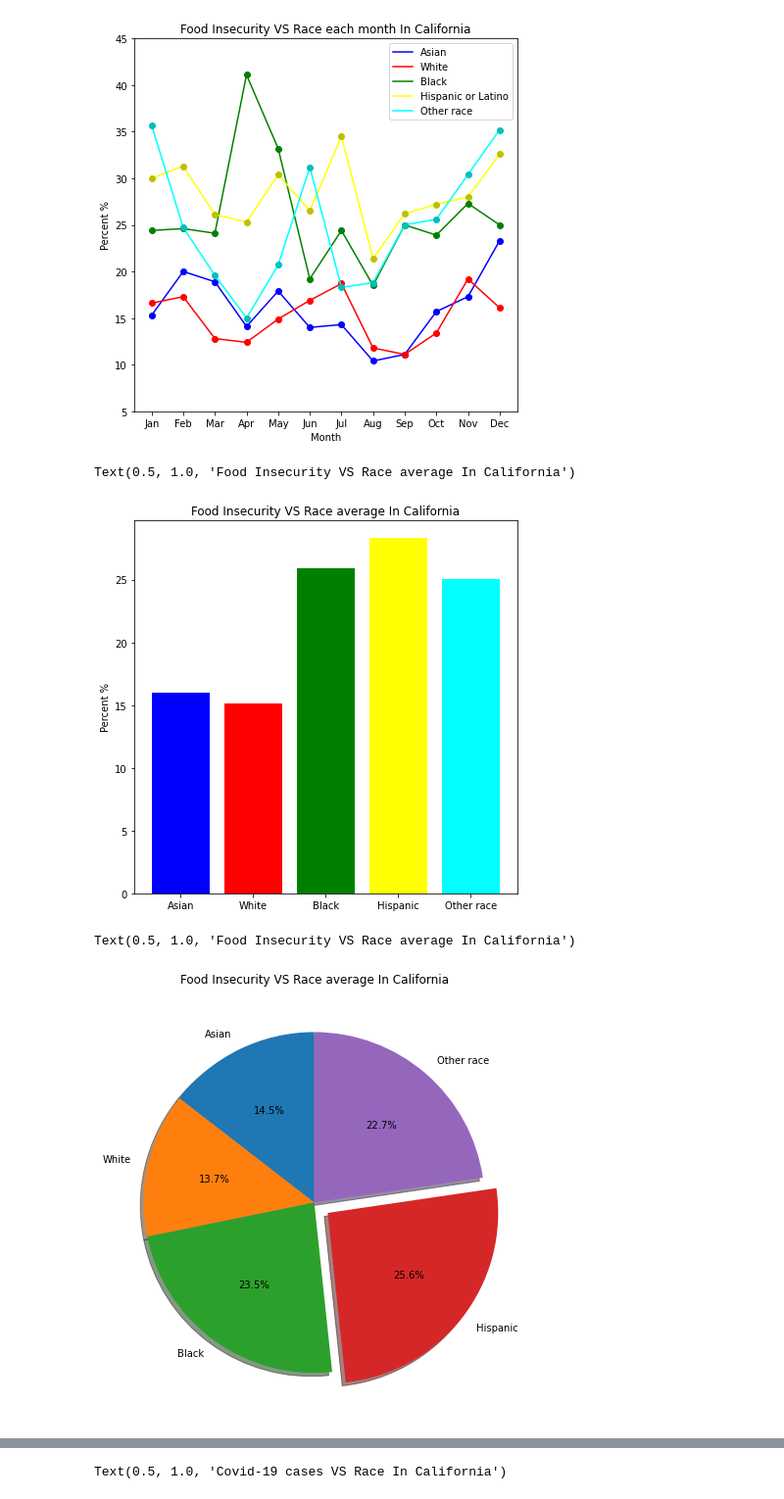
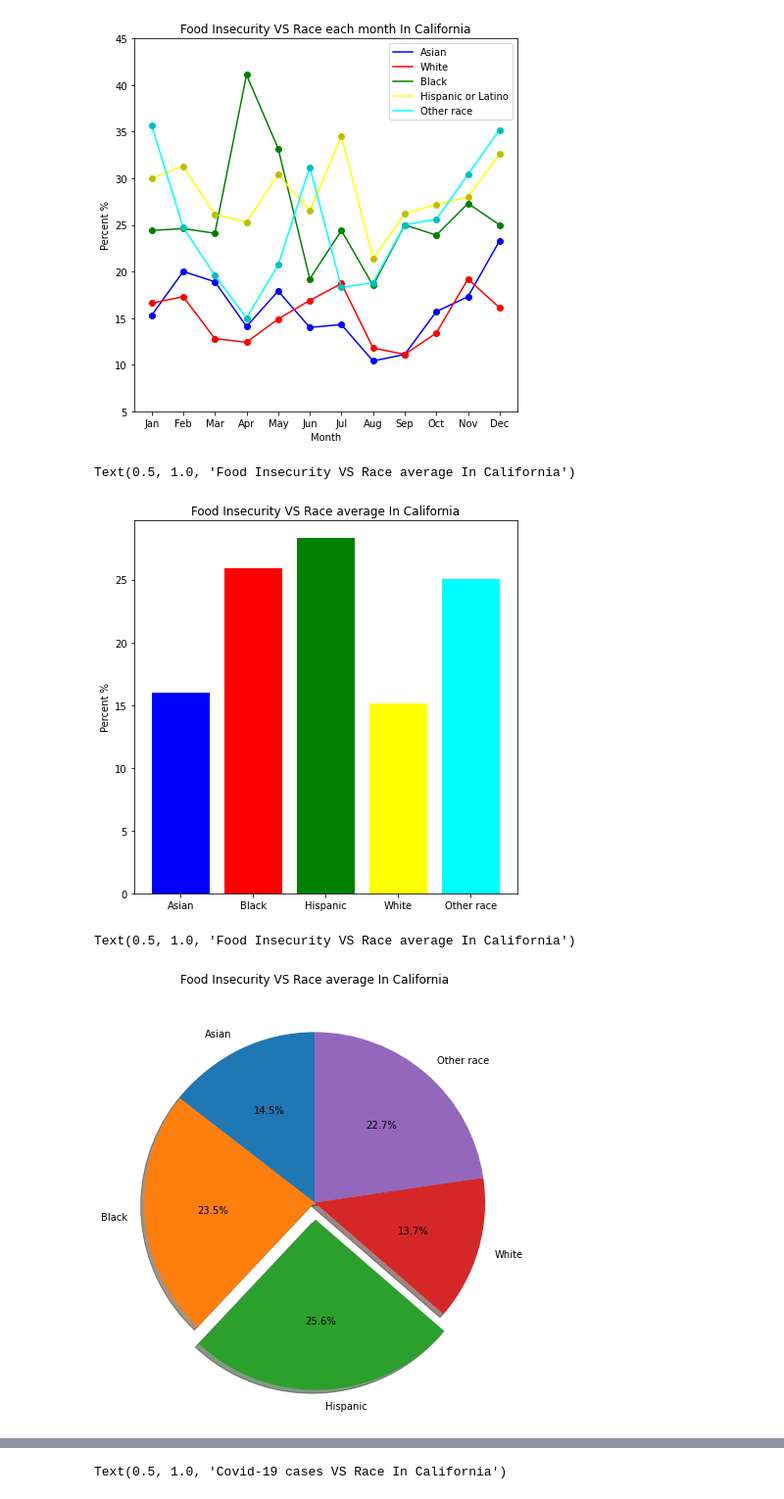
Before and after one commit to MCsweetsoup/ECE143-FinalProject, a Jupyter notebook: Food Insercuity.ipynb, the cells around one changed output, grey strips where cells are left out. Shown at 98% size. Drawn from its saved outputs; the diff is of its cells as text; code cells hidden in the pictures.

```diff
--- a/Food Insercuity.ipynb
+++ b/Food Insercuity.ipynb
@@ -56,20 +56,20 @@ plt.ylim(5, 45)
 (5.0, 45.0)
 [figure]
 # %%
-name= ["Asian",'White','Black','Hispanic','Other race']
-average = [data['Asian'].sum()/12,data['white'].sum()/12,data['black'].sum()/12,data['Hispanic or Latino'].sum()/12,data['Other race'].sum()/12]
+name= ["Asian",'Black','Hispanic','White','Other race']
+average = [data['Asian'].sum()/12,data['black'].sum()/12,data['Hispanic or Latino'].sum()/12,data['white'].sum()/12,data['Other race'].sum()/12]
 plt.figure(figsize=(7,7))
 plt.bar(name,average,color=['blue', 'red', 'green', 'yellow', 'cyan'])
 plt.ylabel("Percent %")
 plt.title('Food Insecurity VS Race average In California')
 # %% [output]
 Text(0.5, 1.0, 'Food Insecurity VS Race average In California')
-[figure, old version]
+[figure, new version]
 # %%
-explode=[0,0,0,0.1,0]
+explode=[0,0,0.1,0,0]
 plt.figure(figsize=(8,8))
 plt.pie(average, explode=explode,labels=name,autopct='%1.1f%%',shadow=True, startangle=90)
 plt.title('Food Insecurity VS Race average In California')
 # %% [output]
 Text(0.5, 1.0, 'Food Insecurity VS Race average In California')
-[figure, old version]
+[figure, new version]
```
Also changed, not shown: parts of 2 cells of this notebook, 5 other files.
